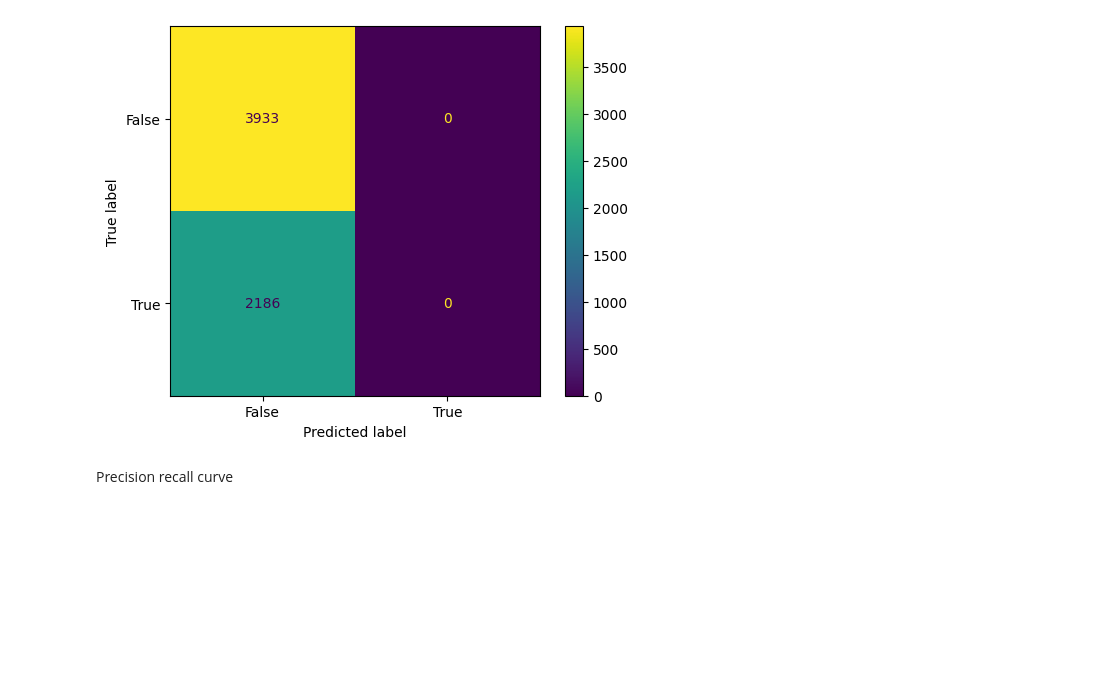
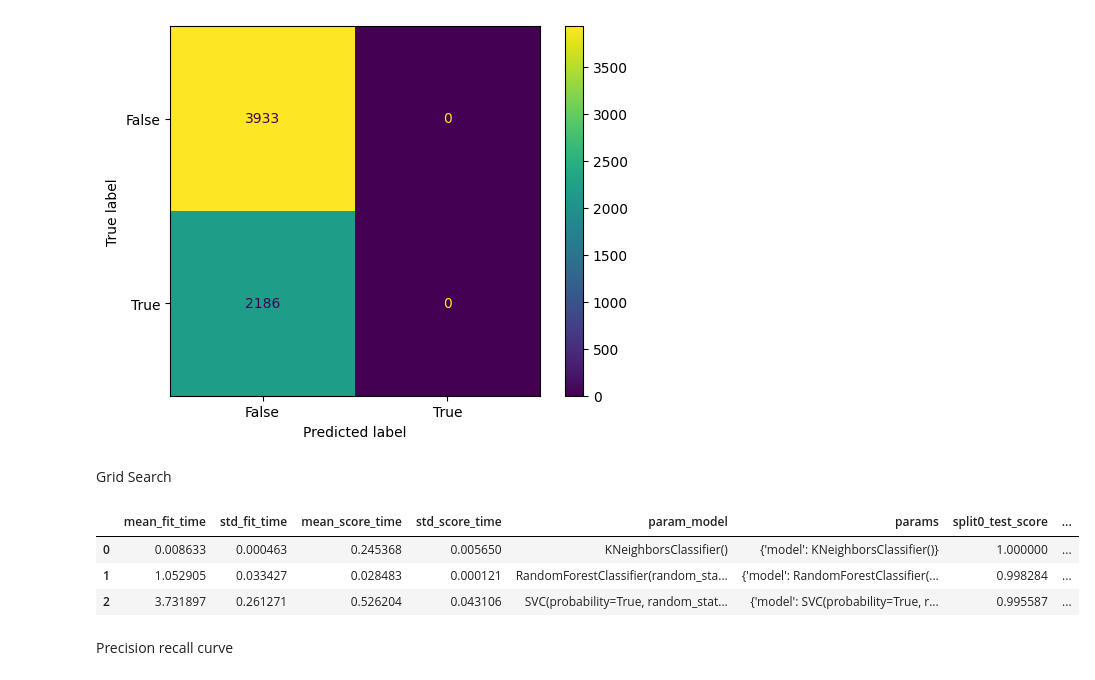
Before and after one commit to MauroPello/mushrooms-classification, a Jupyter notebook: model.ipynb, the cells around one changed output. Drawn from its saved outputs; the diff is of its cells as text; code cells hidden in the pictures; blank space fills up the shorter version.

```diff
--- a/model.ipynb
+++ b/model.ipynb
@@ -213,6 +214,25 @@ Classification report
    macro avg       0.32      0.50      0.39      6119
 weighted avg       0.41      0.64      0.50      6119
 [figure]
+# %% [markdown]
+Grid Search
+# %%
+model = Pipeline([
+    ("scale", StandardScaler()),
+    ("model", None)
+])
+grid = {
+    "model": [KNeighborsClassifier(), RandomForestClassifier(random_state=42), SVC(probability=True, random_state=42)],
+}
+skf = StratifiedKFold(3, shuffle=True, random_state=42)
+gs = GridSearchCV(model, grid, cv=skf, scoring="accuracy")
+gs.fit(X_train, y_train)
+pd.DataFrame(gs.cv_results_).sort_values("mean_test_score", ascending=False).head(5)
+# %% [output]
+|  | mean_fit_time | std_fit_time | mean_score_time | std_score_time | param_model | params | split0_test_score | ... |
+| 0 | 0.008633 | 0.000463 | 0.245368 | 0.005650 | KNeighborsClassifier() | {'model': KNeighborsClassifier()} | 1.000000 | ... |
+| 1 | 1.052905 | 0.033427 | 0.028483 | 0.000121 | RandomForestClassifier(random_sta... | {'model': RandomForestClassifier(... | 0.998284 | ... |
+| 2 | 3.731897 | 0.261271 | 0.526204 | 0.043106 | SVC(probability=True, random_stat... | {'model': SVC(probability=True, r... | 0.995587 | ... |
 # %% [markdown]
 Precision recall curve
 # %%
```
Also changed, not shown: parts of 9 cells of this notebook, 2 other files.
